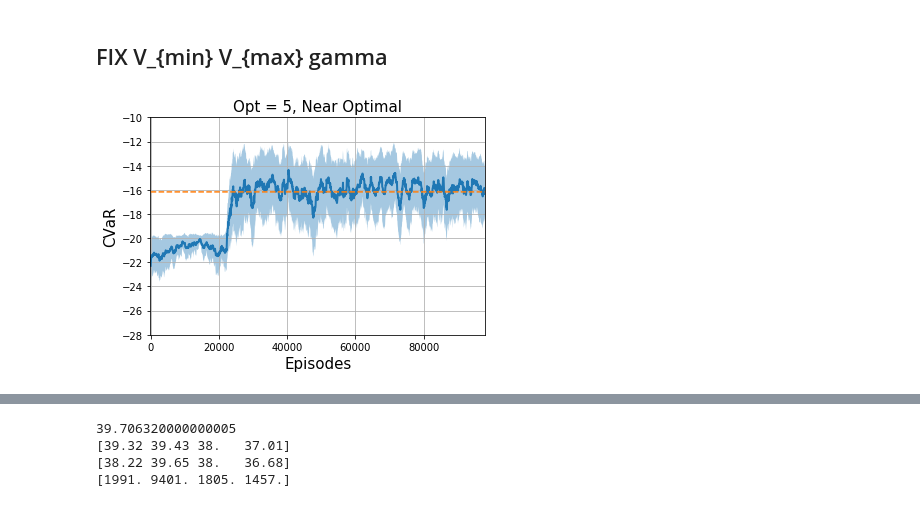
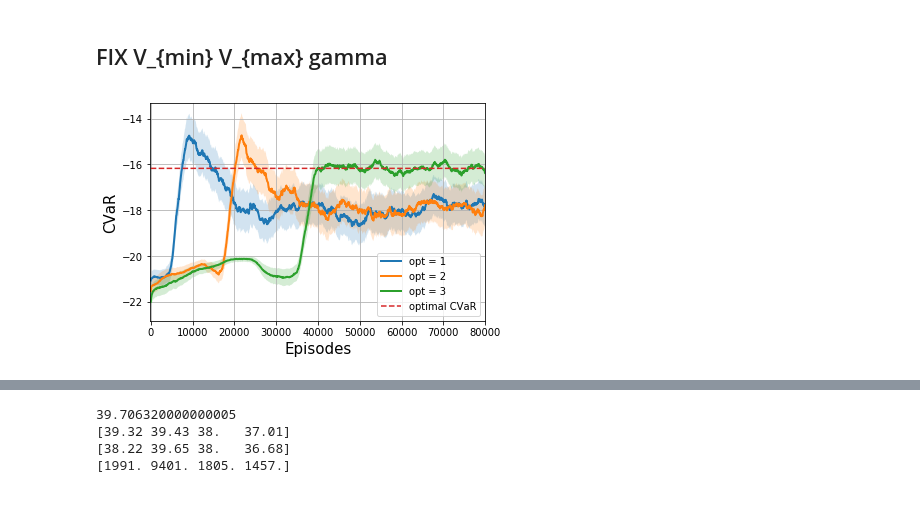
Before and after one commit to Rkeramati/cvar, a Jupyter notebook: analysis/Analysis.ipynb, the cells around one changed output, grey strips where cells are left out. Cells and saved outputs as stored; diff of their text form; code cells hidden in the pictures.

```diff
--- a/analysis/Analysis.ipynb
+++ b/analysis/Analysis.ipynb
@@ -392,9 +392,5 @@ KeyError: 50
 ## FIX V_{min} V_{max} gamma
 # %%
 Vmin = -60; Vmax=10; gamma = 0.95
-opt = 2; c = 0.1
-name = 'Navres/opt_c_2_week_trail_0_episode_99800.p'
-p = pickle.load(open(name, 'rb'))
-counts = p['counts'].sum(axis = 1)
-limit = 20
-#counts[counts > limit] = limi0
+opt = 1; c = 0.1; trial = 5; n=80
+name = '../results/Nav2DSmall/opt_%d_trail_%d_episode_89800.p'
@@ -401,17 +462,29 @@ limit = 20
+# %%
+def newRead(name, opt, trial):
+    p = pickle.load(open(name%(opt, 0), 'rb'))
+    ret = p['returns']
+    counts = p['counts'].sum(axis = 1)
+    for t in range(1, trial):
+        p = pickle.load(open(name%(opt, t), 'rb'))
+        ret = np.concatenate([ret, p['returns']], axis = 1)
+        counts += p['counts'].sum(axis = 1)
+    return ret, counts
 # %%
-n=20
-ret = p['returns']
-mean = mv(np.mean(ret, axis=1), n)
-xaxis = np.arange(0, mean.shape[0]*50, 50)
-std = mv(np.std(ret, axis=1), n)
-plt.plot(xaxis, mean, label='opt = %d'%(opt), linewidth=2)
-plt.fill_between(xaxis, mean-0.5*std, mean+0.5*std, alpha=0.4)
-plt.plot(xaxis, -16.17 * np.ones(xaxis.shape), '--')
-plt.ylim([-28, -10]);
-plt.xlim([-100, 98000]);
+ax = plt.figure()
+for i in [1, 2, 3]:
+    ret, count = newRead(name, i, 4)
+    mean = mv(np.mean(ret, axis=1), n)
+    xaxis = np.arange(0, mean.shape[0]*50, 50)
+    std = mv(np.std(ret, axis=1)/np.sqrt(trial), n)
+    plt.plot(xaxis, mean, label='opt = %d'%(i), linewidth=2)
+    plt.fill_between(xaxis, mean-0.25*std, mean+0.25*std, alpha=0.2)
+
+plt.plot(xaxis, -16.17 * np.ones(xaxis.shape), '--', label = 'optimal CVaR')
+#plt.ylim([-28, -10]);
+plt.xlim([-100, 80000]);
 plt.xlabel('Episodes', fontsize = 15)
 plt.ylabel('CVaR', fontsize = 15)
-plt.title('Opt = 5, Near Optimal', fontsize = 15)
+plt.legend()
 plt.grid()
 # %% [output]
-[figure, old version]
+[figure, new version]
```
Also changed, not shown: parts of 15 cells of this notebook, 1 other file.
